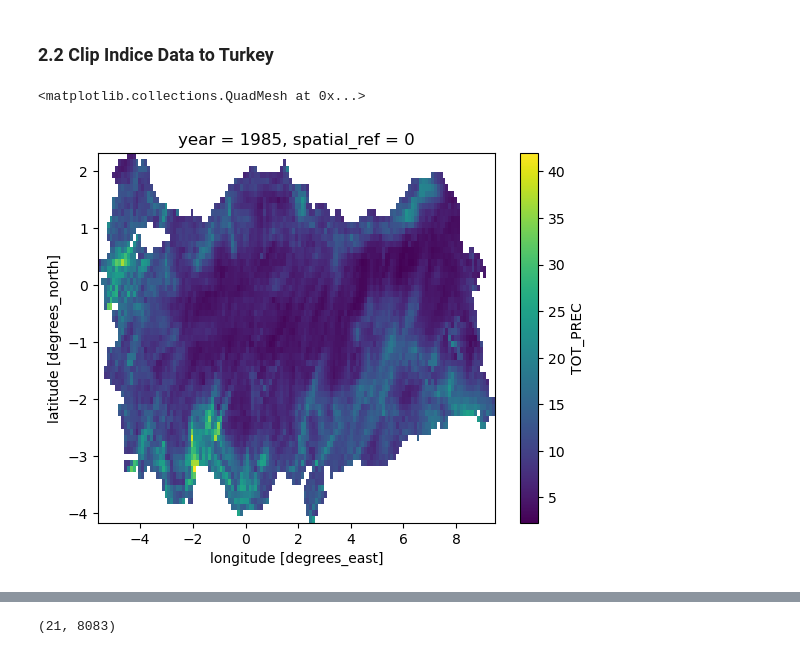
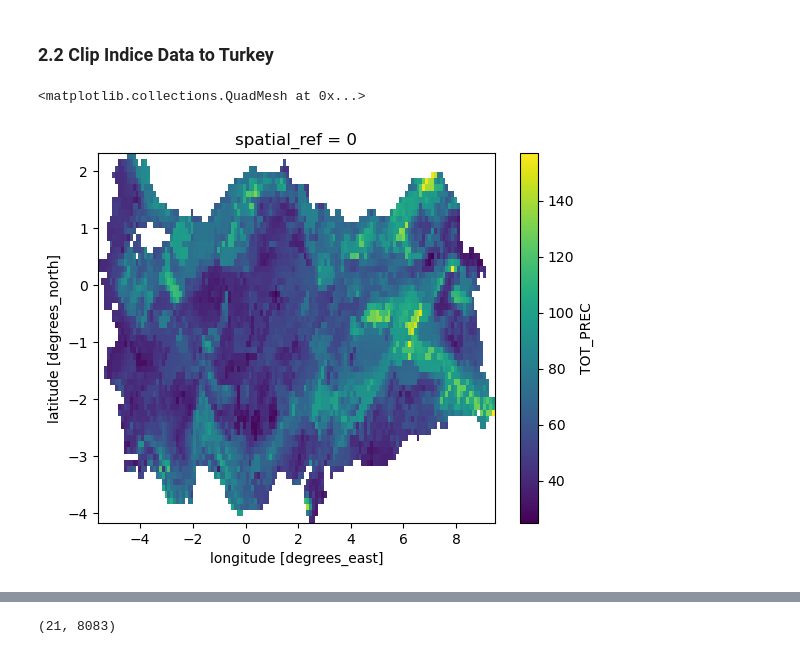
Before and after one commit to donmezkutay/msc-thesis-codes, a Jupyter notebook: BC_gev.ipynb, the cells around one changed output, grey strips where cells are left out. Saved outputs shown, nothing was run; the diff lists cells and outputs as text; code cells hidden in the pictures.

```diff
--- a/BC_gev.ipynb
+++ b/BC_gev.ipynb
@@ -52,6 +158,5 @@ NameError: name 'np' is not defined
 # %% [markdown]
 #### 2.1.1 Indice Data
 # %%
-intensity_indice_name = fr'rx{time_resample}hr'
-intensity_idx_cosmo = xr.open_dataset(fr"{path_save}/cosmo/BC/BC_{bias_algo}_Tr011_MPI_RF_PR_{season}_{path_resample}_{intensity_indice_name}_198501_200512.nc")[name_variable_cosmo]
+idx_cosmo = xr.open_dataset(fr"{path_save}/cosmo/BC/BC_{bias_algo}_Tr011_MPI_RF_PR_{season}_{path_resample}_{indice_name}_{time_frame}.nc")[name_variable_cosmo]
 # %%
@@ -83,9 +191,9 @@ turkey_bool = xr.open_dataset(fr"{path_save}/cosmo/BC/vectorized_turkey.nc")
 # %% [markdown]
 ### 2.2 Clip Indice Data to Turkey
 # %%
-intensity_idx_cosmo = intensity_idx_cosmo.where(turkey_bool==1)[name_variable_cosmo]
+idx_cosmo = idx_cosmo.where(turkey_bool==1)[name_variable_cosmo]
 # %%
-intensity_idx_cosmo[0].plot()
+idx_cosmo.max(dim='year').plot()
 # %% [output]
 <matplotlib.collections.QuadMesh at 0x...>
-[figure, old version]
+[figure, new version]
```
Also changed, not shown: parts of 143 cells of this notebook, 1 other file.
